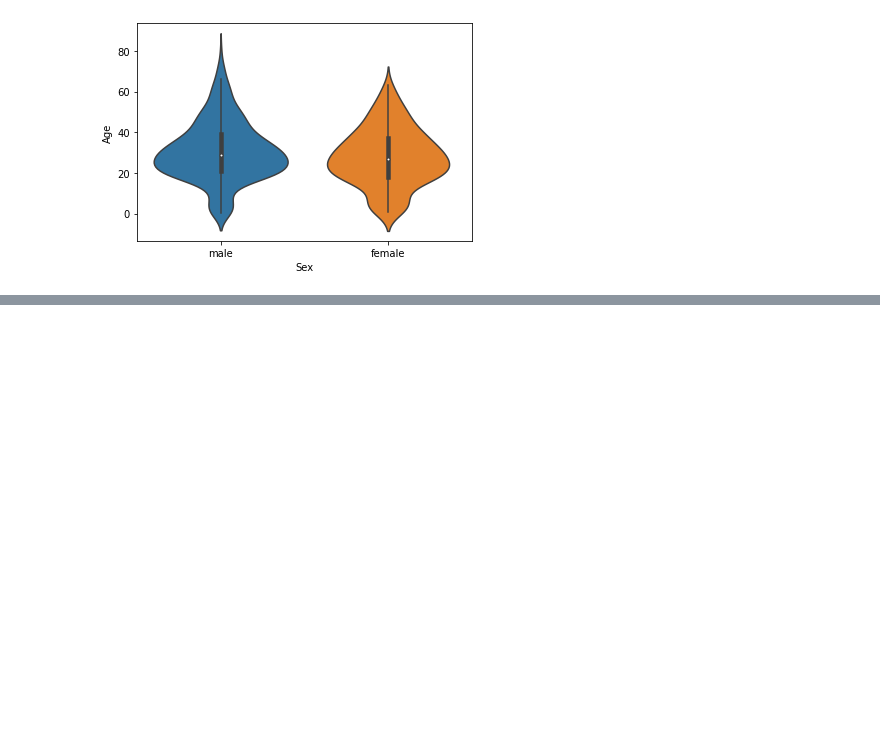
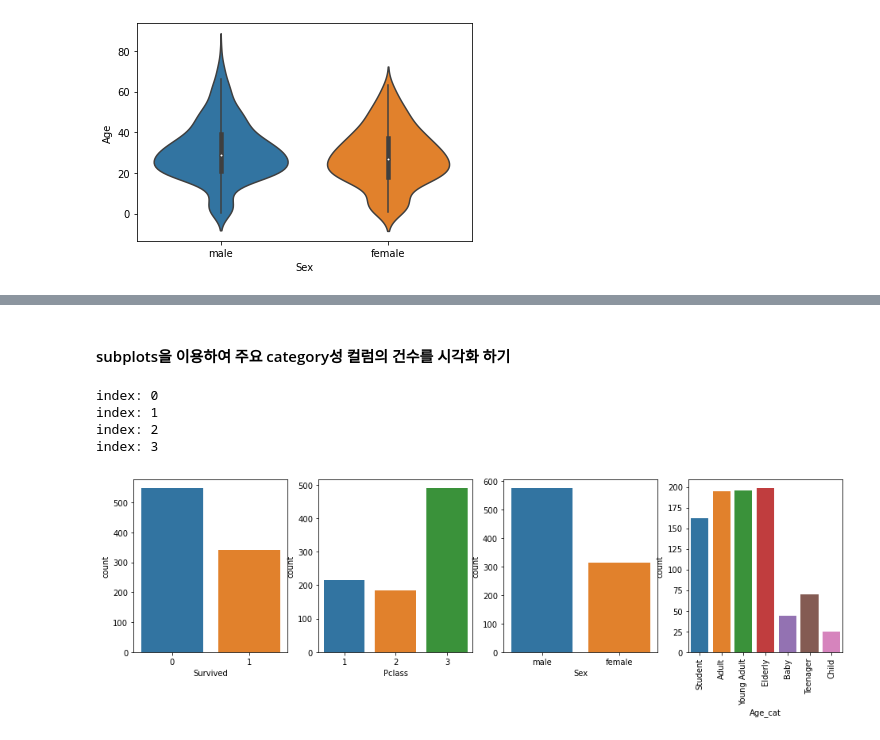
Before and after one commit to 201411096/study_AI, a Jupyter notebook: lectures/2_파이썬 머신러닝 완벽 가이드/시각화(Visualization)/3_Visualization_Seaborn.ipynb, the cells around one changed output, grey strips where cells are left out. Saved outputs shown, nothing was run; the diff lists cells and outputs as text; code cells hidden in the pictures; blank space fills up the shorter version.

```diff
--- a/lectures/2_파이썬 머신러닝 완벽 가이드/시각화(Visualization)/3_Visualization_Seaborn.ipynb
+++ b/lectures/2_파이썬 머신러닝 완벽 가이드/시각화(Visualization)/3_Visualization_Seaborn.ipynb
@@ -295,0 +304,21 @@ sns.violinplot(x='Sex', y='Age', data=titanic_df)
+# %% [markdown]
+#### subplots을 이용하여 주요 category성 컬럼의 건수를 시각화 하기
+# %%
+cat_columns = ['Survived', 'Pclass', 'Sex', 'Age_cat']
+
+# nrows는 1이고 ncols는 컬럼의 갯수만큼인 subplots을 설정.
+fig, axs = plt.subplots(nrows=1, ncols=len(cat_columns), figsize=(16, 4))
+
+for index, column in enumerate(cat_columns):
+    print('index:', index)
+    # seaborn의 Axes 레벨 function들은 ax인자로 subplots의 어느 Axes에 위치할지 설정.
+    sns.countplot(x=column, data=titanic_df, ax=axs[index])
+    if index == 3:
+        # plt.xticks(rotation=90)으로 간단하게 할수 있지만 Axes 객체를 직접 이용할 경우 API가 상대적으로 복잡.
+        axs[index].set_xticklabels(axs[index].get_xticklabels(), rotation=90)
+# %% [output]
+index: 0
+index: 1
+index: 2
+index: 3
+[figure, added]
```
Also changed, not shown: parts of 10 cells of this notebook.
